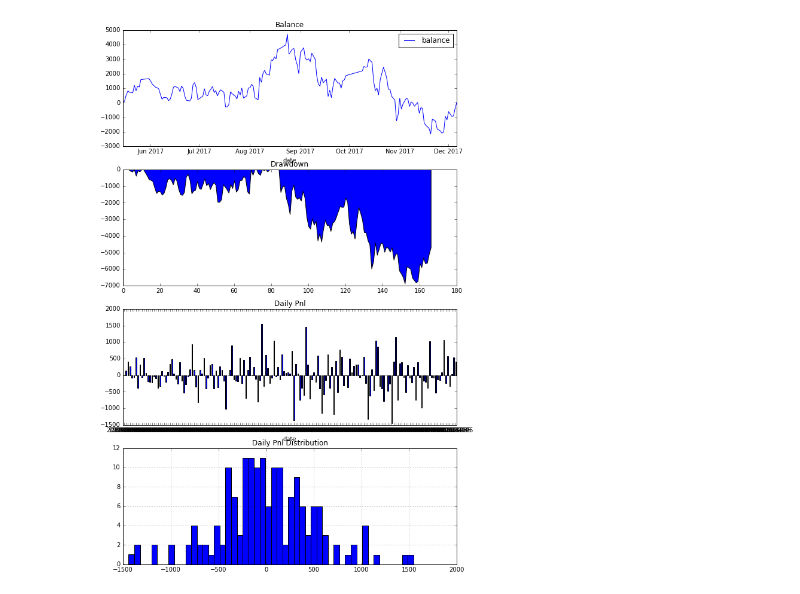
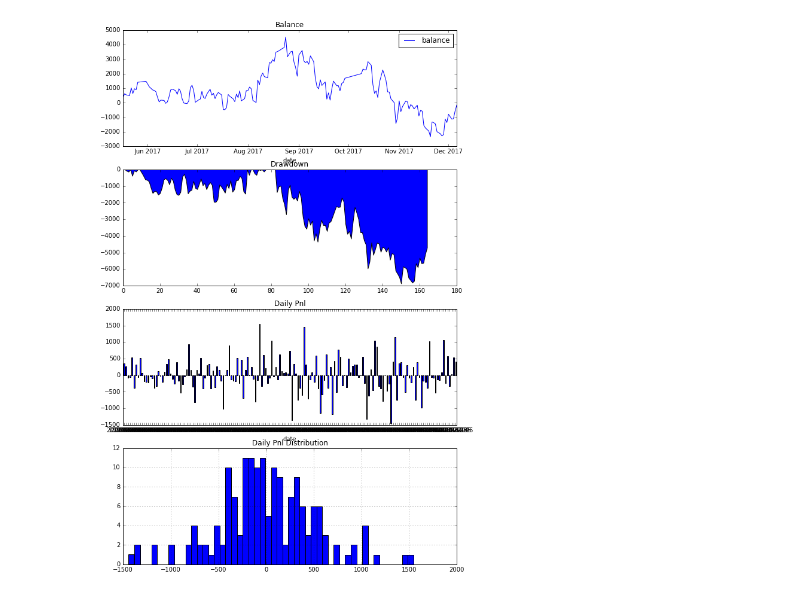
Before and after one commit to lo-e/python-for-investment, a Jupyter notebook: jupyter/Strategy/AtrRsi.ipynb, the cells around one changed output. Drawn from its saved outputs; the diff is of its cells as text; code cells hidden in the pictures.

```diff
--- a/jupyter/Strategy/AtrRsi.ipynb
+++ b/jupyter/Strategy/AtrRsi.ipynb
@@ -13,7 +13,7 @@ from vnpy.trader.app.ctaStrategy.ctaTemplate import (CtaTemplate,
 code = 'rb1805'
 exchange = 'SHFE'
 vtCode = '.'.join([code, exchange])
-startDate = '20170101'
+startDate = '20170516'
 endDate = datetime.now().strftime('%Y%m%d')
 #endDate = '20170601'
 # %%
@@ -200,7 +200,7 @@ class AtrRsiStrategy(CtaTemplate):
     rsiEntry = 16           # RSI的开仓信号
     trailingPercent = 0.8   # 百分比移动止损
     trailingReverse = False # 信号反转追踪
-    initDays = 10           # 初始化数据所用的天数
+    initDays = 1            # 初始化数据所用的天数
     fixedSize = 1           # 每次交易的数量
 
     # 策略变量
@@ -240,7 +240,7 @@ class AtrRsiStrategy(CtaTemplate):
 
         # 创建K线合成器对象
         self.bm = BarManager(self.onBar)
-        self.am = ArrayManager(size = 200)
+        self.am = ArrayManager()
 
         # 注意策略类中的可变对象属性（通常是list和dict等），在策略初始化时需要重新创建，
         # 否则会出现多个策略实例之间数据共享的情况，有可能导致潜在的策略逻辑错误风险，
@@ -440,8 +440,6 @@ class AtrRsiStrategy(CtaTemplate):
 '''
 回测
 '''
-#初始化数据需要的自然日天数
-initDays = 1
 
 #创建回测引擎实例
 engine = BacktestingEngine()
@@ -450,12 +448,12 @@ engine = BacktestingEngine()
 engine.setBacktestingMode(engine.TICK_MODE)
 
 #设置回测的起始日期
-engine.setStartDate(startDate, initDays = initDays) #这里的initDays是真正起作用的
+engine.setStartDate(startDate, initDays = AtrRsiStrategy.initDays) #这里的initDays是真正起作用的
 
 #设置产品相关参数
 engine.setSlippage(0)           #滑点设置为0
 engine.setRate(1.0/10000)       #合约交易手续费万1
-engine.setSize(10)               #合约每股为1
+engine.setSize(10)               #合约每手数量
 engine.setPriceTick(1)      #合约最小价格变动
 engine.setCapital(0) #初始资金
 
@@ -491 +489 @@ engine.showDailyResult()
-[figure, old version]
+[figure, new version]
```
Also changed, not shown: parts of 1 cell of this notebook, 2 other files.
